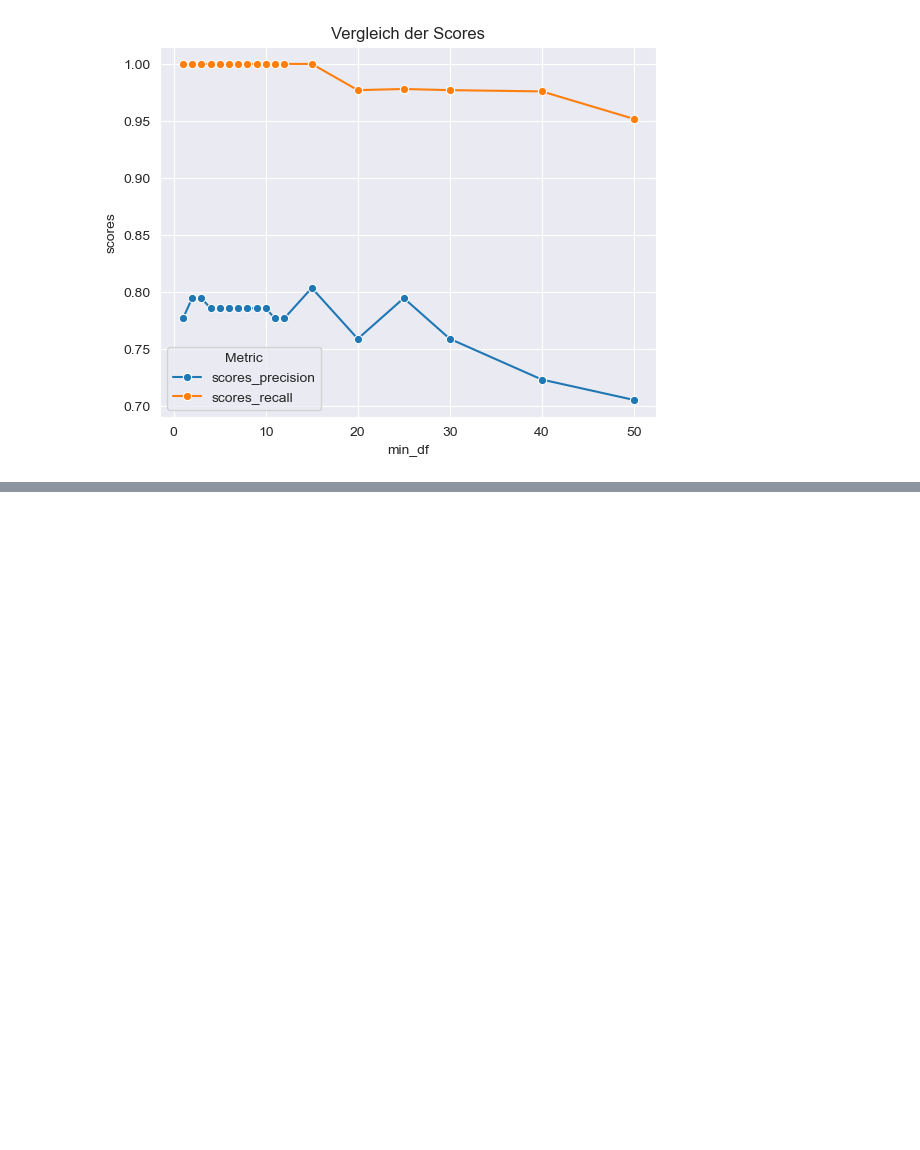
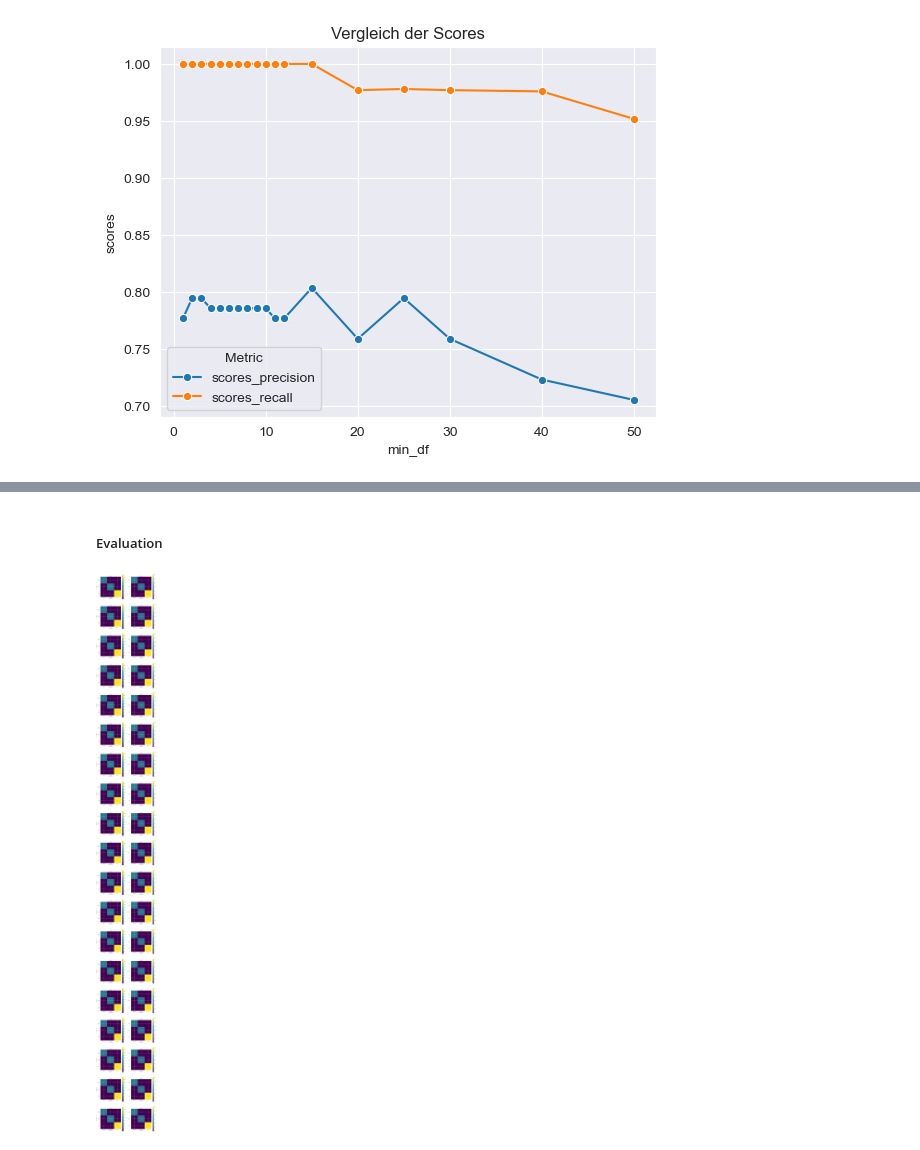
Before and after one commit to j0-ji/AI-class, a Jupyter notebook: week6/student_week6.ipynb, the cells around one changed output, grey strips where cells are left out. Cells and saved outputs as stored; diff of their text form; code cells hidden in the pictures; blank space fills up the shorter version.

```diff
--- a/week6/student_week6.ipynb
+++ b/week6/student_week6.ipynb
@@ -157,0 +364,2 @@ ConfusionMatrixDisplay.from_estimator(pipeline, X_test, y_test)
+# %%
+train_df, test_df = sms.train_test_split(df, random_state=42)
@@ -157,0 +415,3 @@ ConfusionMatrixDisplay.from_estimator(pipeline, X_test, y_test)
+# %%
+oh_protocol = ohot.fit_transform(train_df[['flag']])
+oh_protocol
@@ -157,0 +475,3 @@ ConfusionMatrixDisplay.from_estimator(pipeline, X_test, y_test)
+# %%
+log_reg = LogisticRegression()
+log_reg
@@ -157,0 +510,41 @@ ConfusionMatrixDisplay.from_estimator(pipeline, X_test, y_test)
+# %%
+# Nochmal die Split-DataFrames überschreiben, um keine Änderungen an den Daten zu übernehmen
+train_df, test_df = sms.train_test_split(df, random_state=42)
+classification_reports = []
+y_true_trains = []
+y_pred_trains = []
+y_true_tests = []
+y_pred_tests = []
+
+for model in models:
+    model.fit(
+        X = train_df[feature_names],
+        y = train_df['labels']
+    )
+
+    y_true_train = train_df['labels']
+    y_true_trains.append(y_true_train)
+    y_pred_train = model.predict(train_df[feature_names])
+    y_pred_trains.append(y_pred_train)
+
+    y_true_test = test_df['labels']
+    y_true_tests.append(y_true_test)
+    y_pred_test = model.predict(test_df[feature_names])
+    y_pred_tests.append(y_pred_test)
+
+    classification_reports.append(skm.classification_report(y_true_test, y_pred_test))
+# %% [markdown]
+##### Evaluation
+# %%
+fig, axes = plt.subplots(len(min_freqs), 2, figsize=(15, 150))
+
+for i in range(len(min_freqs)):
+    _ = ConfusionMatrixDisplay.from_predictions(y_true_trains[i], y_pred_trains[i], ax=axes[i][0])
+    axes[i][0].set_title('Train')
+
+    _ = ConfusionMatrixDisplay.from_predictions(y_true_tests[i], y_pred_tests[i], ax=axes[i][1])
+    axes[i][1].set_title('Test')
+
+    axes[i, 0].set_ylabel('min_freq: ' + str(min_freqs[i]))
+# %% [output]
+[figure, added]
```
Also changed, not shown: parts of 34 cells of this notebook, 2 other files.
